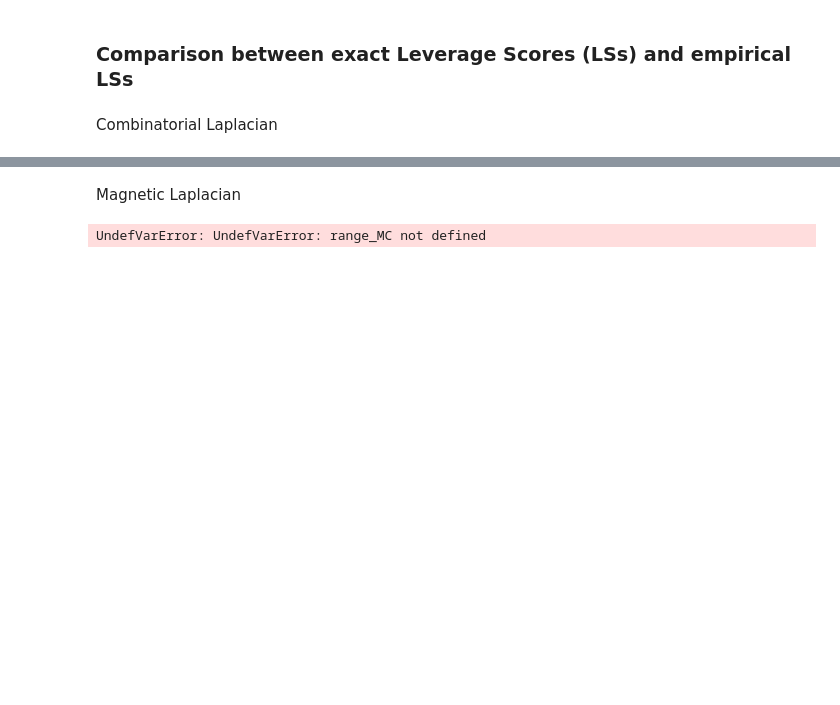
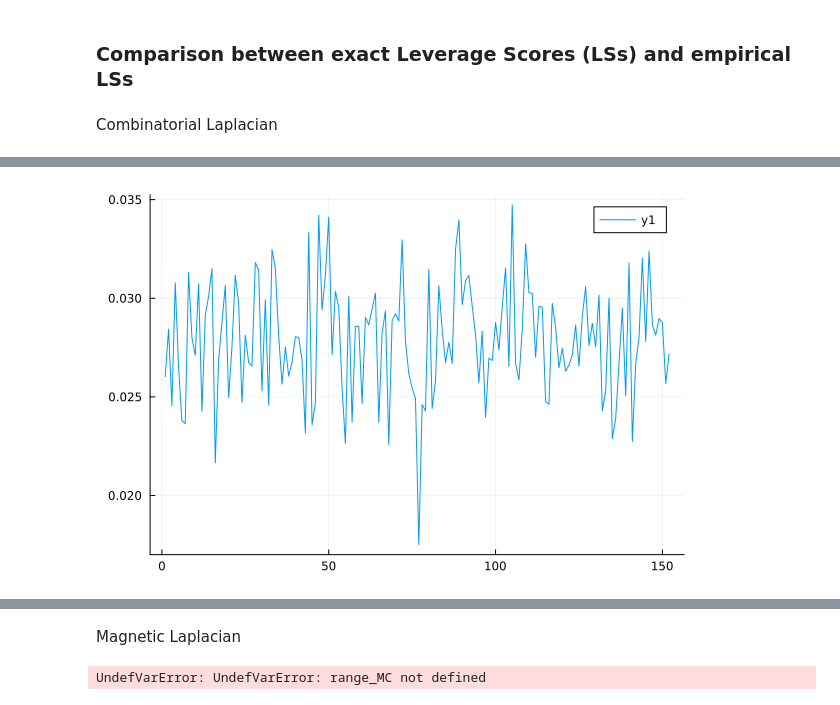
Before and after one commit to For-a-few-DPPs-more/MagneticLaplacianSparsifier.jl, a Jupyter notebook: notebooks/demo_lev_scores.ipynb, the cells around one changed output, grey strips where cells are left out. Cells and saved outputs as stored; diff of their text form; code cells hidden in the pictures; blank space fills up the shorter version.

```diff
--- a/notebooks/demo_lev_scores.ipynb
+++ b/notebooks/demo_lev_scores.ipynb
@@ -28,2 +40,6 @@ plot!(emp_lev)
+# %%
+plot(abs.(lev-emp_lev)./lev)
+# %% [output]
+[figure, added]
 # %%
 # JL sketching of LS
```
Also changed, not shown: parts of 3 cells of this notebook, 3 other files.
